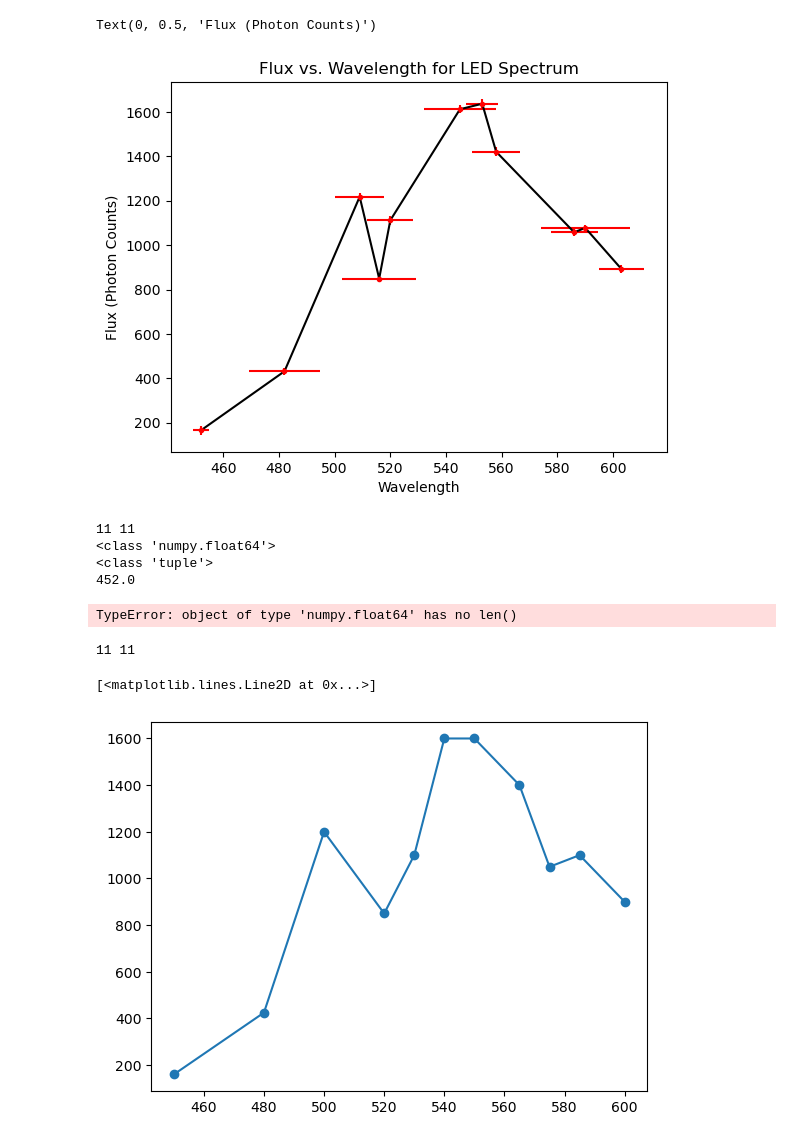
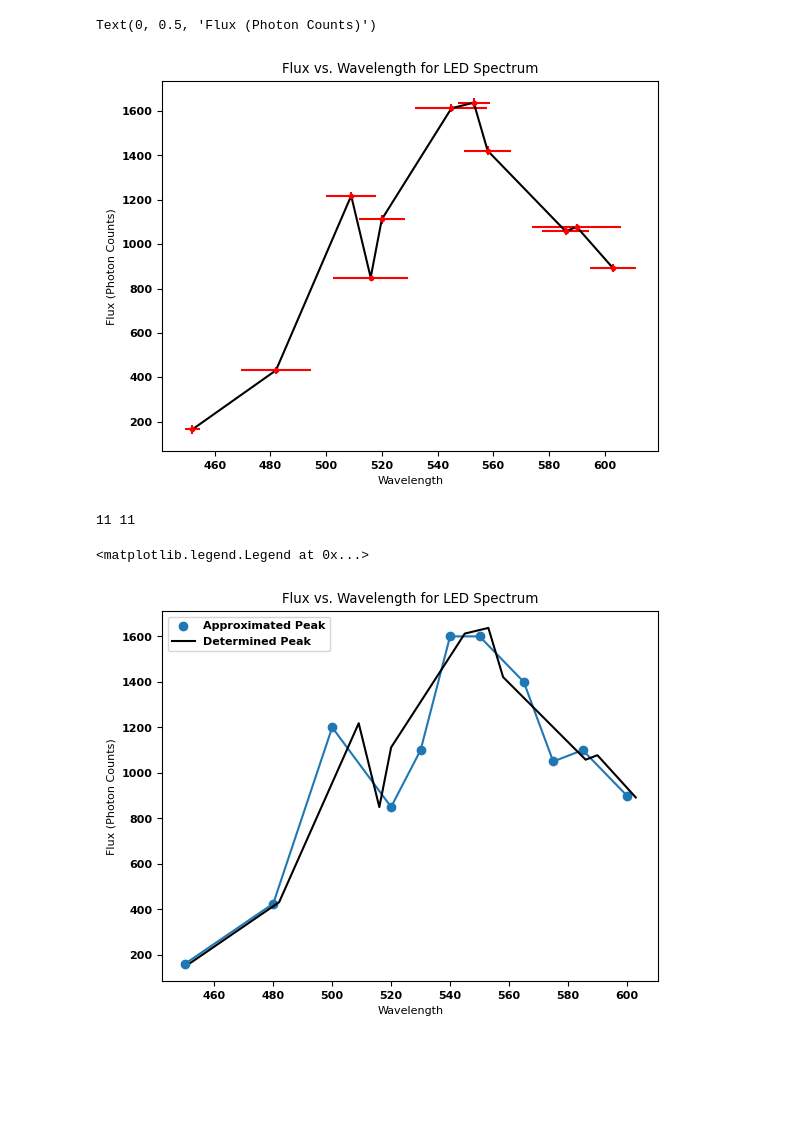
Before and after one commit to AyushmaanAggarwal/Physics-5CL-Capstone-Project, a Jupyter notebook: Data/oceanview/rough_planck.ipynb, the cells around one changed output. Cells and saved outputs as stored; diff of their text form; code cells hidden in the pictures; blank space fills up the shorter version.

```diff
--- a/Data/oceanview/rough_planck.ipynb
+++ b/Data/oceanview/rough_planck.ipynb
@@ -4,21 +4,3 @@ import numpy as np
 import matplotlib.pyplot as plt
 # %%
 df = pd.read_csv("TRIAL 1 480.txt")
-# %%
-with open('TRIAL 1 450 ACT.txt') as f:
-    lines = f.readlines()
-#lines
-# lines[1].index("\t")
-# %%
-#start = lines.index('Capture_4')+1
-data = lines[1:]
-lam = np.array([float(data[i][:data[i].index("\t")]) for i in range(len(data))])
-inten = np.array([data[i][data[i].index("\t")+1:-2] for i in range(len(data))])
-print(max(inten))
-#print(lam[np.where(inten=='')], inten[np.where(inten!='')])
-lam = lam[np.where(inten!='')]
-inten = inten[np.where(inten!='')]
-
-print(inten)
-plt.plot(lam, inten.astype(np.float), 'r.')
-# plt.plot(lam, inten, 'r.')
@@ -151,6 +56,4 @@ intensities
 # %%
-#plt.plot(newlams, intensities)
-
 newlams, intensities = zip(*sorted(zip(newlams, intensities)))
 plt.errorbar(newlams, intensities, xerr=errl, yerr=erri, fmt="r.")
 plt.plot(newlams, intensities, "k")
@@ -159,27 +62,23 @@ plt.xlabel("Wavelength")
 plt.ylabel("Flux (Photon Counts)")
 # %% [output]
 Text(0, 0.5, 'Flux (Photon Counts)')
-[figure, old version]
+[figure, new version]
 # %%
 from scipy import interpolate
-print(len(newlams), len(intensities))
-print(type(newlams[0]))
-print(type(intensities))
-print(np.transpose(np.array(newlams))[0])
-f = interpolate.interp1d(np.transpose(np.array(newlams))[0], np.transpose(np.array(intensities))[0])
+f = interpolate.interp1d(np.transpose(np.array(newlams)), np.transpose(np.array(intensities)))
-# %% [output]
-11 11
-<class 'numpy.float64'>
-<class 'tuple'>
-452.0
-TypeError: object of type 'numpy.float64' has no len()
 # %%
+# Painstakingly manually looked at peaks in oceanview to make sure its roughly the same.
 approx_inten = [160, 425, 1200, 850, 1100, 1600, 1600, 1400, 1050, 1100, 900]
 print(len(lams), len(approx_inten))
-plt.scatter(lams, approx_inten)
+plt.scatter(lams, approx_inten, label="Approximated Peak")
 plt.plot(lams, approx_inten)
+plt.plot(newlams, intensities, "k", label="Determined Peak")
+plt.title("Flux vs. Wavelength for LED Spectrum")
+plt.xlabel("Wavelength")
+plt.ylabel("Flux (Photon Counts)")
+plt.legend()
 # %% [output]
 11 11
-[<matplotlib.lines.Line2D at 0x...>]
+<matplotlib.legend.Legend at 0x...>
-[figure, old version]
+[figure, new version]
 # %%
```
Also changed, not shown: parts of 14 cells of this notebook.
